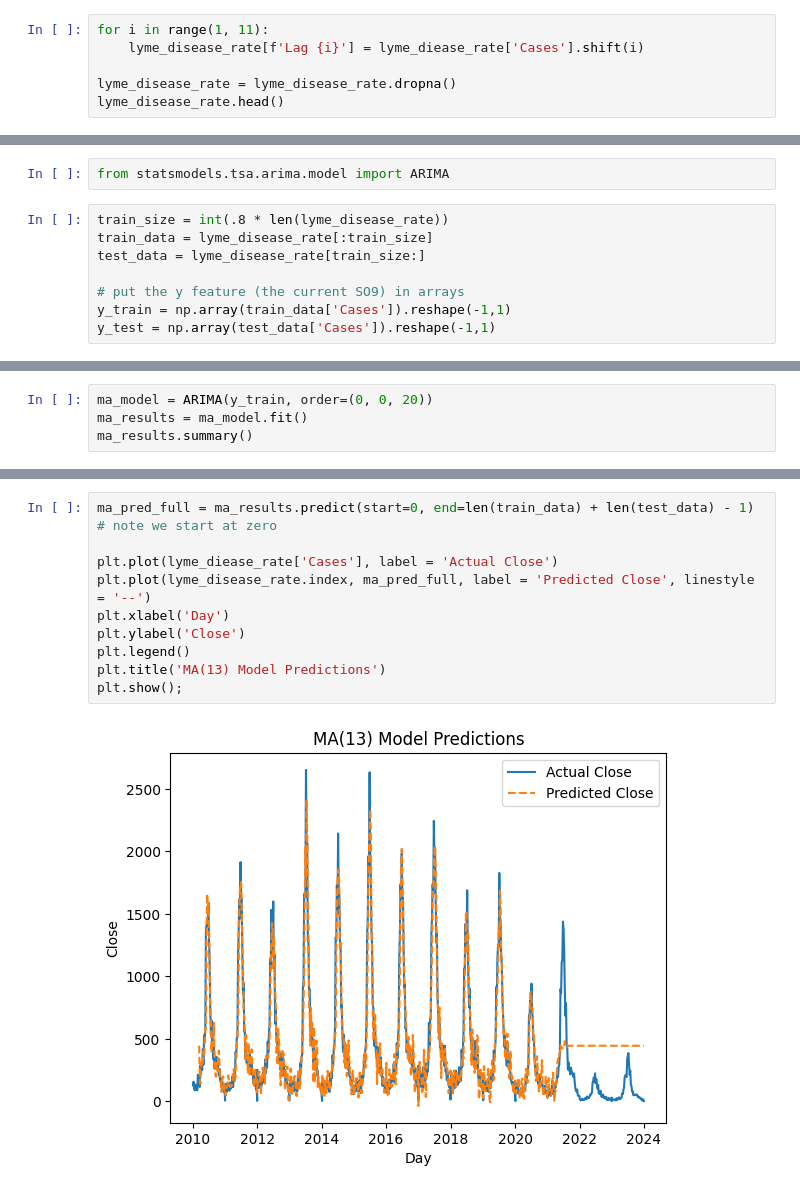
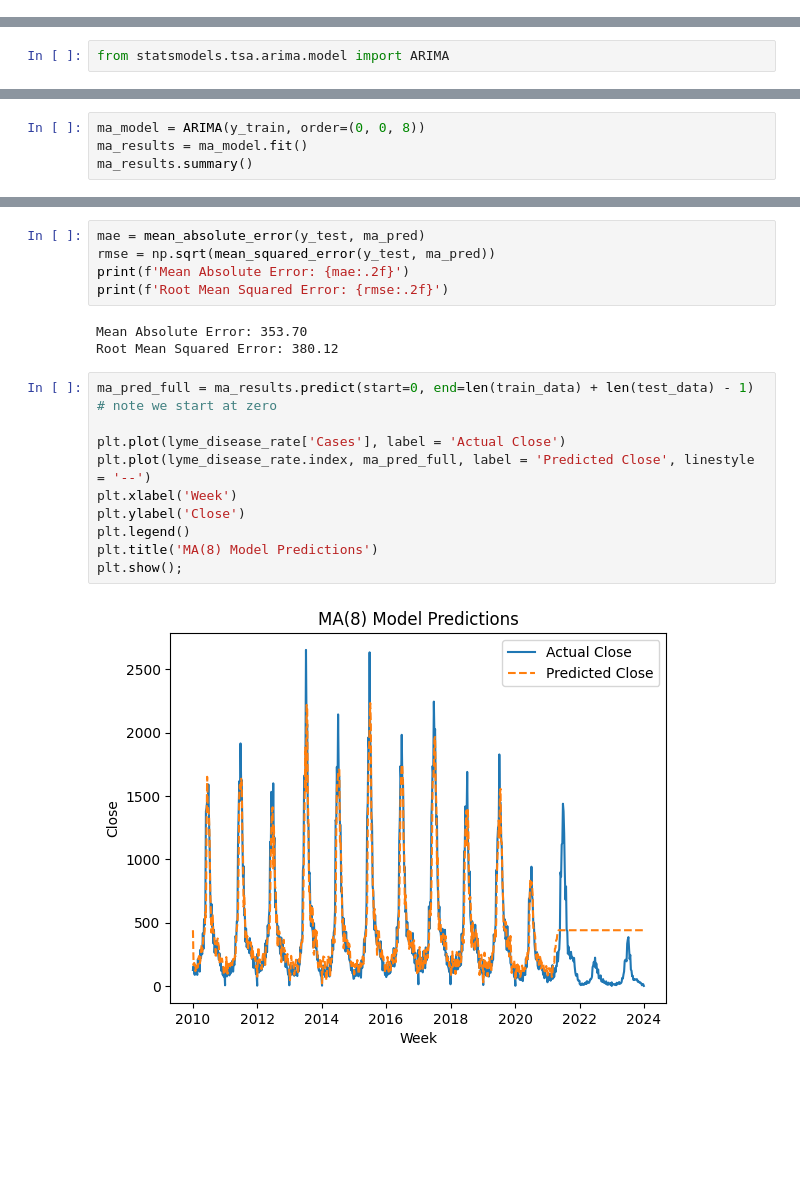
Before and after one commit to luchettk/Lyme-Disease-ML-Analysis, a Jupyter notebook: Lyme_Disease_Time_Series.ipynb, the cells around one changed output, grey strips where cells are left out. Cells and saved outputs as stored; diff of their text form; blank space fills up the shorter version.

```diff
--- a/Lyme_Disease_Time_Series.ipynb
+++ b/Lyme_Disease_Time_Series.ipynb
@@ -76,6 +77,0 @@ plt.show();
-# %%
-for i in range(1, 11):
-    lyme_disease_rate[f'Lag {i}'] = lyme_diease_rate['Cases'].shift(i)
-
-lyme_disease_rate = lyme_disease_rate.dropna()
-lyme_disease_rate.head()
@@ -205,10 +409,2 @@ plt.show();
 # %%
 from statsmodels.tsa.arima.model import ARIMA
-# %%
-train_size = int(.8 * len(lyme_disease_rate))
-train_data = lyme_disease_rate[:train_size]
-test_data = lyme_disease_rate[train_size:]
-
-# put the y feature (the current SO9) in arrays
-y_train = np.array(train_data['Cases']).reshape(-1,1)
-y_test = np.array(test_data['Cases']).reshape(-1,1)
@@ -221,5 +411,5 @@ Index(['Cases', 'Lag 1', 'Lag 2', 'Lag 3', 'Lag 4', 'Lag 5', 'Lag 6', 'Lag 7',
 # %%
-ma_model = ARIMA(y_train, order=(0, 0, 20))
+ma_model = ARIMA(y_train, order=(0, 0, 8))
 ma_results = ma_model.fit()
 ma_results.summary()
 # %% [output]
@@ -279,12 +469,20 @@ plt.show();
+# %%
+mae = mean_absolute_error(y_test, ma_pred)
+rmse = np.sqrt(mean_squared_error(y_test, ma_pred))
+print(f'Mean Absolute Error: {mae:.2f}')
+print(f'Root Mean Squared Error: {rmse:.2f}')
+# %% [output]
+Mean Absolute Error: 353.70
+Root Mean Squared Error: 380.12
 # %%
 ma_pred_full = ma_results.predict(start=0, end=len(train_data) + len(test_data) - 1) # note we start at zero
 
-plt.plot(lyme_diease_rate['Cases'], label = 'Actual Close')
+plt.plot(lyme_disease_rate['Cases'], label = 'Actual Close')
 plt.plot(lyme_disease_rate.index, ma_pred_full, label = 'Predicted Close', linestyle = '--')
-plt.xlabel('Day')
+plt.xlabel('Week')
 plt.ylabel('Close')
 plt.legend()
-plt.title('MA(13) Model Predictions')
+plt.title('MA(8) Model Predictions')
 plt.show();
 # %% [output]
-[figure, old version]
+[figure, new version]
```
Also changed, not shown: parts of 63 cells of this notebook.
